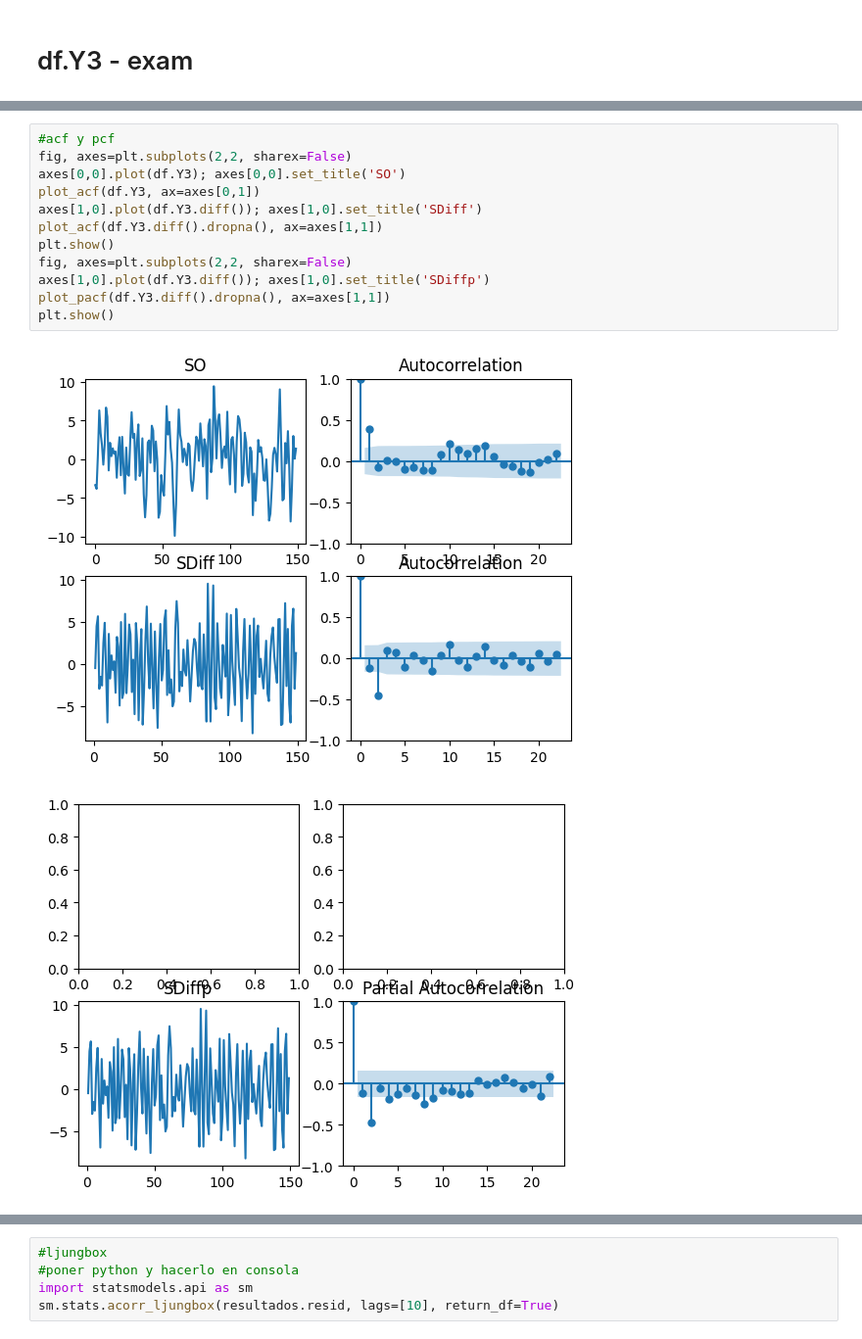
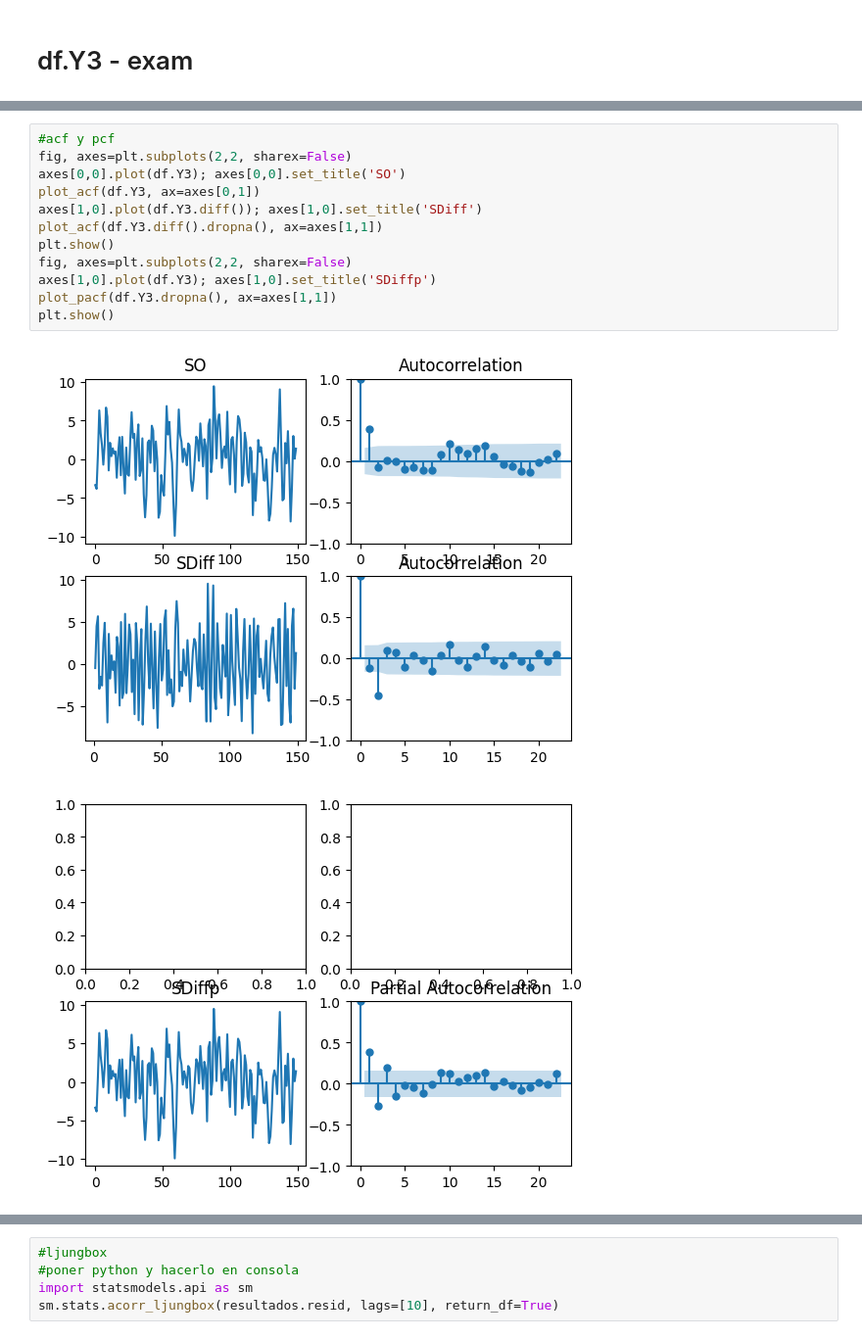
Before and after one commit to venidaydream/Intro_to_Big_Data, a Jupyter notebook: Taller2_2.ipynb, the cells around one changed output, grey strips where cells are left out. Shown at 98% size. Cells and saved outputs as stored; diff of their text form.

```diff
--- a/Taller2_2.ipynb
+++ b/Taller2_2.ipynb
@@ -262,18 +327,18 @@ p-value:0.000000
 # %%
 #acf y pcf
 fig, axes=plt.subplots(2,2, sharex=False)
 axes[0,0].plot(df.Y3); axes[0,0].set_title('SO')
 plot_acf(df.Y3, ax=axes[0,1])
 axes[1,0].plot(df.Y3.diff()); axes[1,0].set_title('SDiff')
 plot_acf(df.Y3.diff().dropna(), ax=axes[1,1])
 plt.show()
 fig, axes=plt.subplots(2,2, sharex=False)
-axes[1,0].plot(df.Y3.diff()); axes[1,0].set_title('SDiffp')
-plot_pacf(df.Y3.diff().dropna(), ax=axes[1,1])
+axes[1,0].plot(df.Y3); axes[1,0].set_title('SDiffp')
+plot_pacf(df.Y3.dropna(), ax=axes[1,1])
 plt.show()
 # %% [output]
 [figure]
-[figure, old version]
+[figure, new version]
 # %%
 #arima model
 from statsmodels.tsa.arima.model import ARIMA
```
Also changed, not shown: parts of 21 cells of this notebook.
